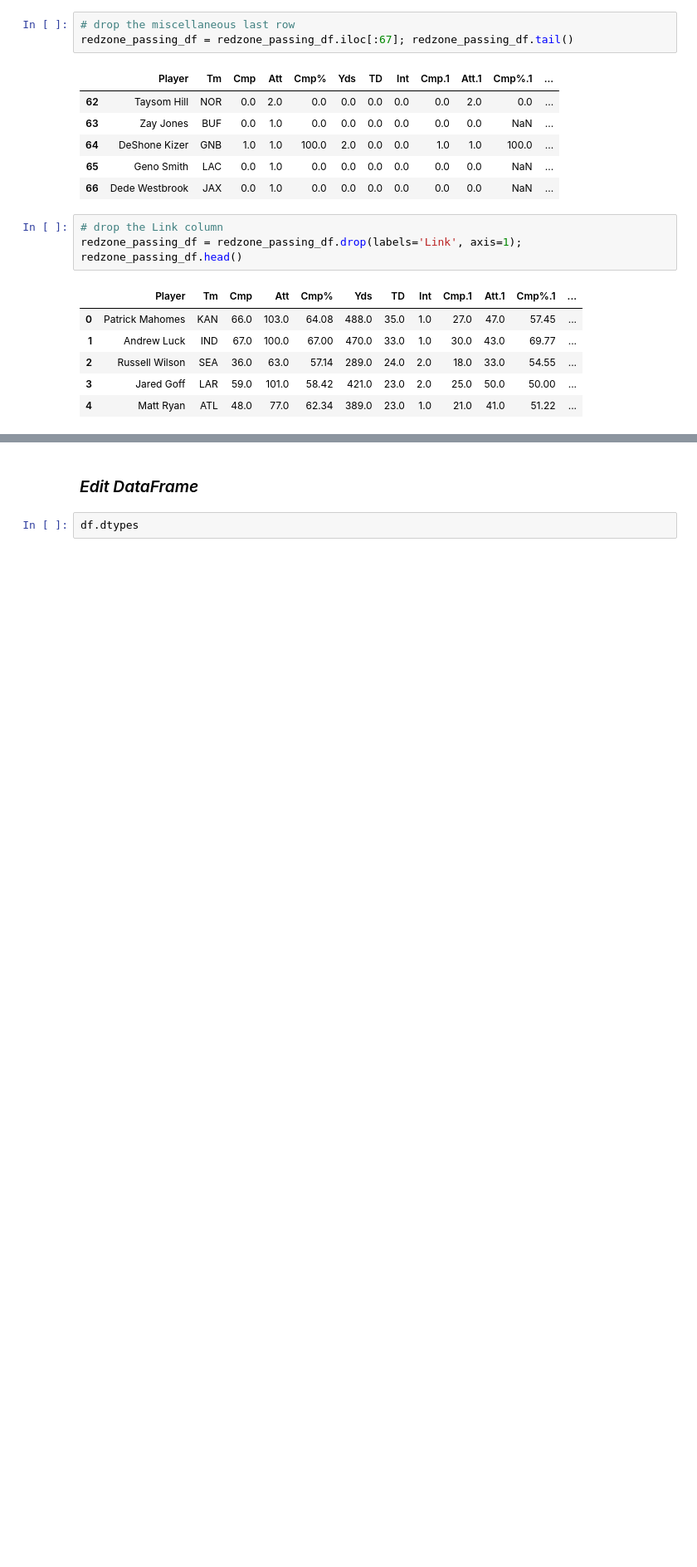
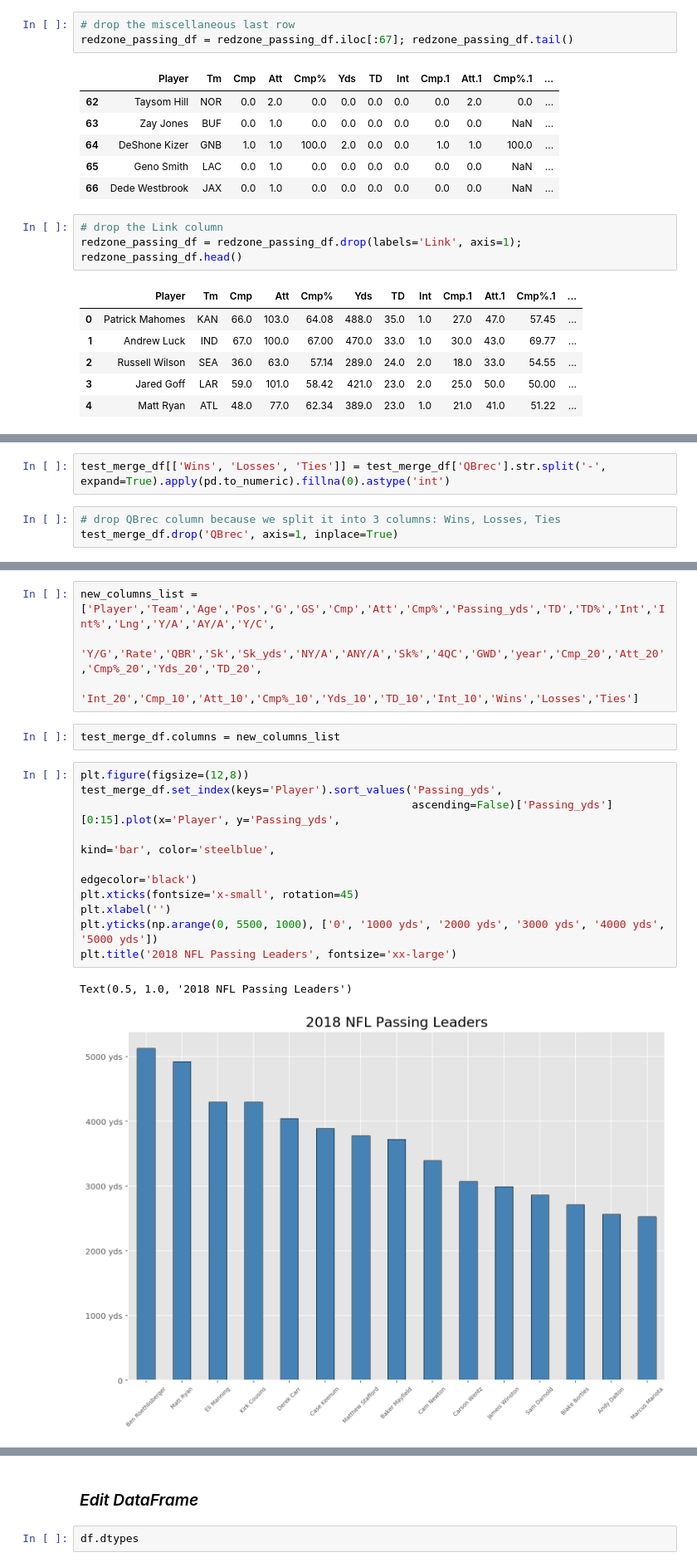
Before and after one commit to Jearny58/projects, a Jupyter notebook: fantasy-football/data_wrangling-playground.ipynb, the cells around one changed output, grey strips where cells are left out. Shown at 83% size. Cells and saved outputs as stored; diff of their text form; blank space fills up the shorter version.

Commit message:
updates to fantasy football passing notebook

```diff
--- a/fantasy-football/data_wrangling-playground.ipynb
+++ b/fantasy-football/data_wrangling-playground.ipynb
@@ -119,0 +290,5 @@ redzone_passing_df = redzone_passing_df.drop(labels='Link', axis=1); redzone_pas
+# %%
+test_merge_df[['Wins', 'Losses', 'Ties']] = test_merge_df['QBrec'].str.split('-', expand=True).apply(pd.to_numeric).fillna(0).astype('int')
+# %%
+# drop QBrec column because we split it into 3 columns: Wins, Losses, Ties
+test_merge_df.drop('QBrec', axis=1, inplace=True)
@@ -119,0 +338,19 @@ redzone_passing_df = redzone_passing_df.drop(labels='Link', axis=1); redzone_pas
+# %%
+new_columns_list = ['Player','Team','Age','Pos','G','GS','Cmp','Att','Cmp%','Passing_yds','TD','TD%','Int','Int%','Lng','Y/A','AY/A','Y/C',
+                    'Y/G','Rate','QBR','Sk','Sk_yds','NY/A','ANY/A','Sk%','4QC','GWD','year','Cmp_20','Att_20','Cmp%_20','Yds_20','TD_20',
+                    'Int_20','Cmp_10','Att_10','Cmp%_10','Yds_10','TD_10','Int_10','Wins','Losses','Ties']
+# %%
+test_merge_df.columns = new_columns_list
+# %%
+plt.figure(figsize=(12,8))
+test_merge_df.set_index(keys='Player').sort_values('Passing_yds',
+                                                   ascending=False)['Passing_yds'][0:15].plot(x='Player', y='Passing_yds',
+                                                                                             kind='bar', color='steelblue',
+                                                                                             edgecolor='black')
+plt.xticks(fontsize='x-small', rotation=45)
+plt.xlabel('')
+plt.yticks(np.arange(0, 5500, 1000), ['0', '1000 yds', '2000 yds', '3000 yds', '4000 yds', '5000 yds'])
+plt.title('2018 NFL Passing Leaders', fontsize='xx-large')
+# %% [output]
+Text(0.5, 1.0, '2018 NFL Passing Leaders')
+[figure, added]
```
Also changed, not shown: parts of 24 cells of this notebook.
